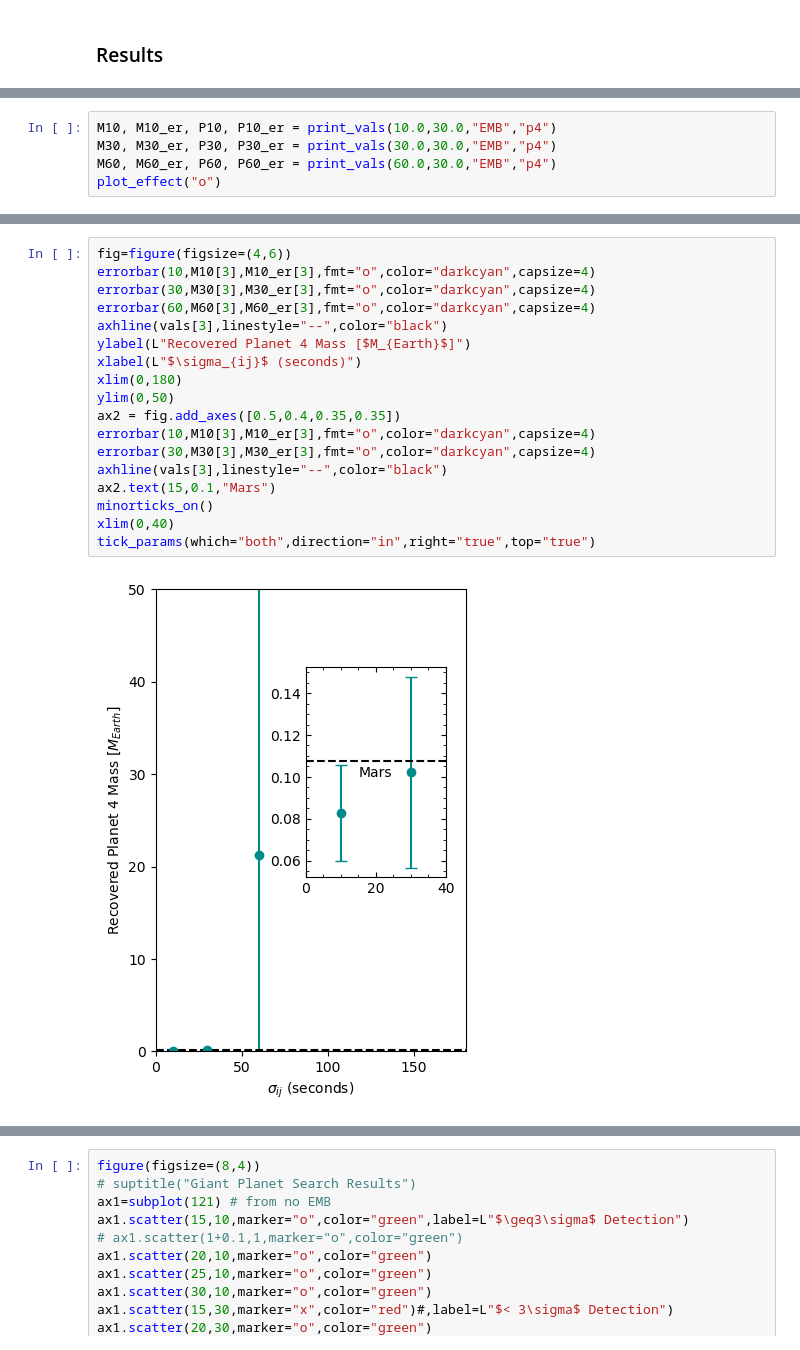
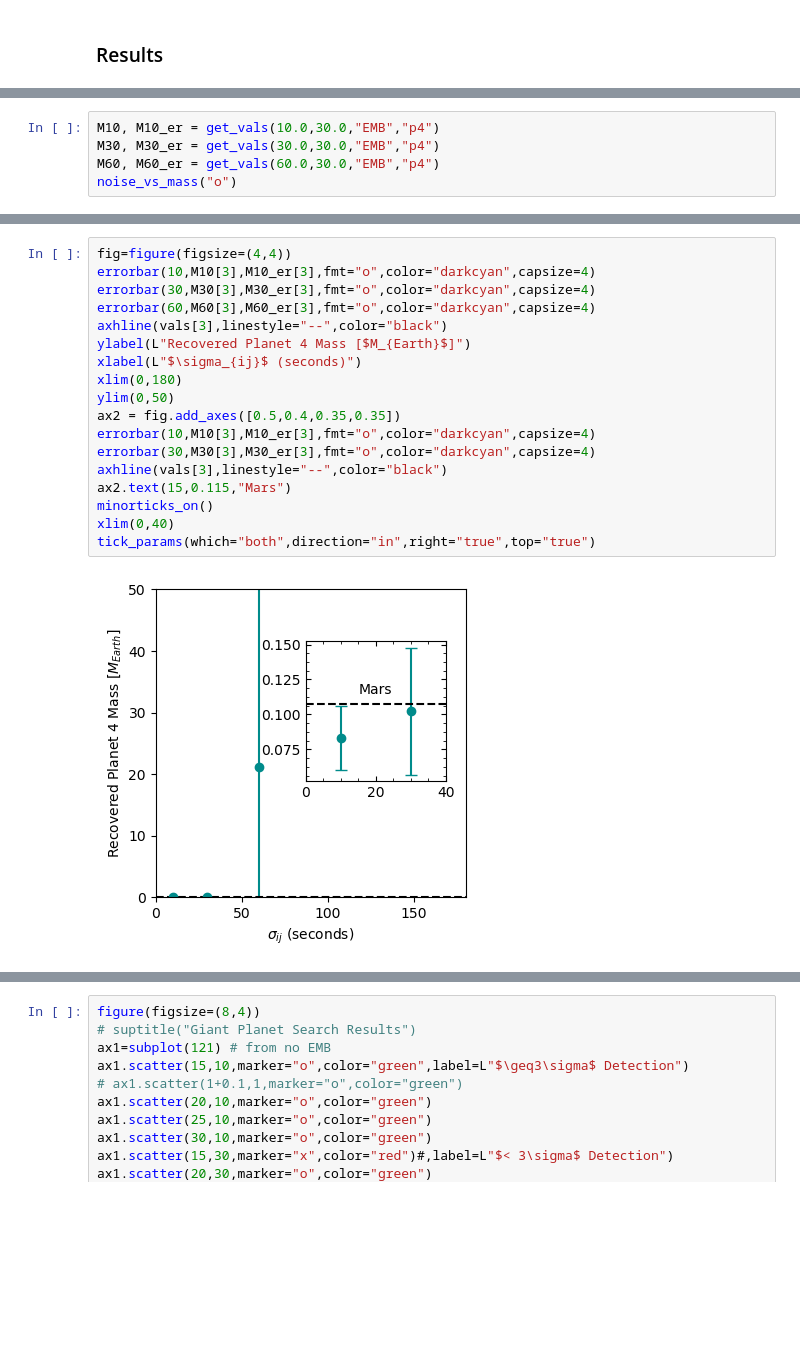
Before and after one commit to bmlindor/ttv_ss, a Jupyter notebook: runs.ipynb, the cells around one changed output, grey strips where cells are left out. Drawn from its saved outputs; the diff is of its cells as text; blank space fills up the shorter version.

```diff
--- a/runs.ipynb
+++ b/runs.ipynb
@@ -113,6 +138,6 @@ M120, M120_er, P120, P120_er = print_vals(120.0,30.0,"noEMB","moon")
 # %%
-M10, M10_er, P10, P10_er = print_vals(10.0,30.0,"EMB","p4")
-M30, M30_er, P30, P30_er = print_vals(30.0,30.0,"EMB","p4")
-M60, M60_er, P60, P60_er = print_vals(60.0,30.0,"EMB","p4")
-plot_effect("o")
+M10, M10_er = get_vals(10.0,30.0,"EMB","p4")
+M30, M30_er = get_vals(30.0,30.0,"EMB","p4")
+M60, M60_er = get_vals(60.0,30.0,"EMB","p4")
+noise_vs_mass("o")
 # %% [output]
@@ -120,20 +145,20 @@ plot_effect("o")
 # %%
-fig=figure(figsize=(4,6))
+fig=figure(figsize=(4,4))
 errorbar(10,M10[3],M10_er[3],fmt="o",color="darkcyan",capsize=4)
 errorbar(30,M30[3],M30_er[3],fmt="o",color="darkcyan",capsize=4)
 errorbar(60,M60[3],M60_er[3],fmt="o",color="darkcyan",capsize=4)
 axhline(vals[3],linestyle="--",color="black")
 ylabel(L"Recovered Planet 4 Mass [$M_{Earth}$]")
 xlabel(L"$\sigma_{ij}$ (seconds)")
 xlim(0,180)
 ylim(0,50)
 ax2 = fig.add_axes([0.5,0.4,0.35,0.35])
 errorbar(10,M10[3],M10_er[3],fmt="o",color="darkcyan",capsize=4)
 errorbar(30,M30[3],M30_er[3],fmt="o",color="darkcyan",capsize=4)
 axhline(vals[3],linestyle="--",color="black")
-ax2.text(15,0.1,"Mars")
+ax2.text(15,0.115,"Mars")
 minorticks_on()
 xlim(0,40)
 tick_params(which="both",direction="in",right="true",top="true")
 # %% [output]
-[figure, old version]
+[figure, new version]
```
Also changed, not shown: parts of 13 cells of this notebook, 4 other files.
